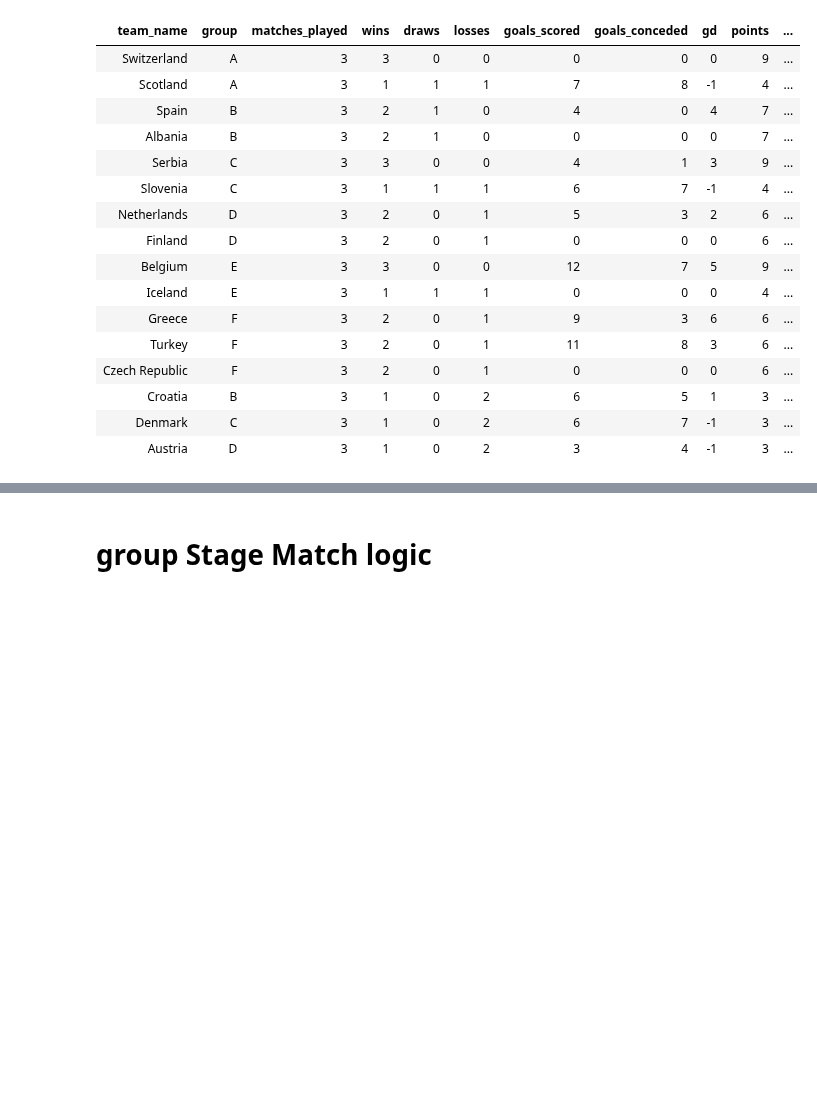
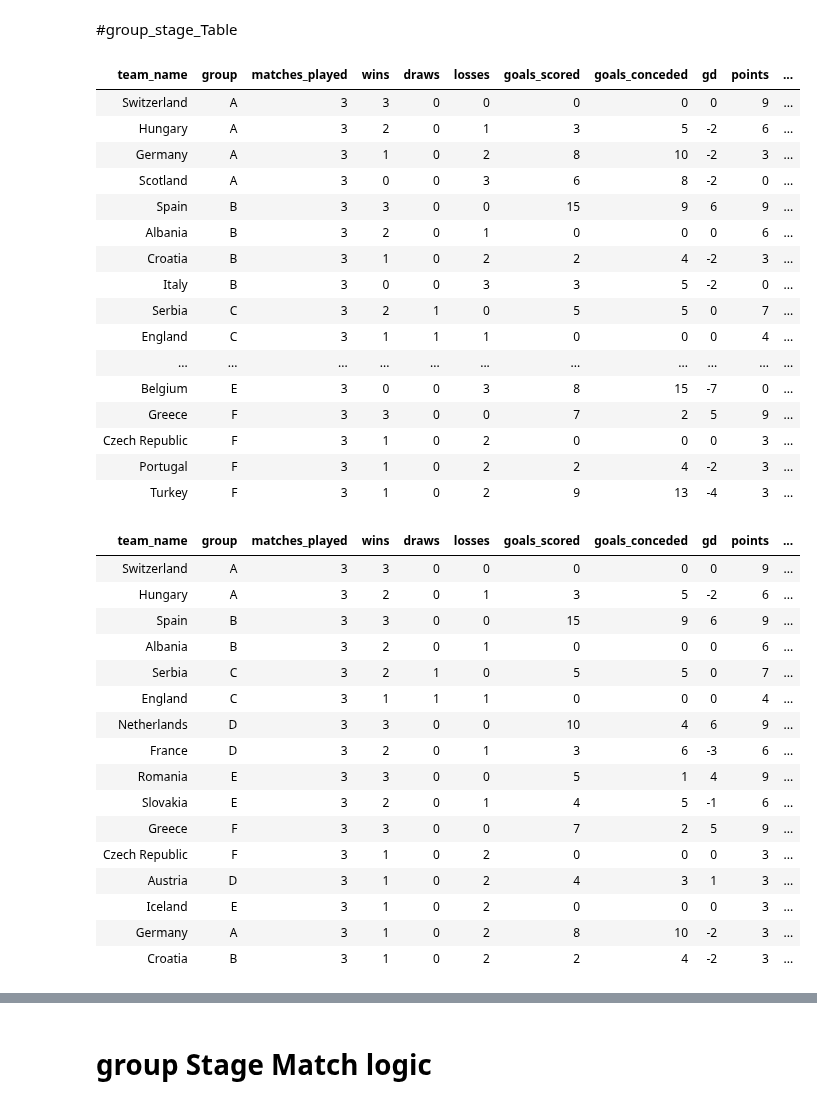
Before and after one commit to cezanekarki/Bootcamp-Tasks, a Jupyter notebook: Project Euro-cup/project Euro 2024 .ipynb, the cells around one changed output, grey strips where cells are left out. Cells and saved outputs as stored; diff of their text form; code cells hidden in the pictures; blank space fills up the shorter version.

```diff
--- a/Project/project Euro 2024 v2.ipynb
+++ b/Project Euro-cup/project Euro 2024 .ipynb
@@ -204,9 +204,32 @@ display(aggregated_df)
+# %% [markdown]
+#group_stage_Table
+# %%
+# Create a window specification to partition by group and order by points descending
+window_spec = Window.partitionBy("group").orderBy(F.col("points").desc(), F.col("gd").desc())
+
+# Add a row number column based on the window specification
+ranked_df = aggregated_df.withColumn("rank", F.row_number().over(window_spec))
+display(ranked_df)
+# %% [output]
+| team_name | group | matches_played | wins | draws | losses | goals_scored | goals_conceded | gd | points | ... |
+| Switzerland | A | 3 | 3 | 0 | 0 | 0 | 0 | 0 | 9 | ... |
+| Hungary | A | 3 | 2 | 0 | 1 | 3 | 5 | -2 | 6 | ... |
+| Germany | A | 3 | 1 | 0 | 2 | 8 | 10 | -2 | 3 | ... |
+| Scotland | A | 3 | 0 | 0 | 3 | 6 | 8 | -2 | 0 | ... |
+| Spain | B | 3 | 3 | 0 | 0 | 15 | 9 | 6 | 9 | ... |
+| Albania | B | 3 | 2 | 0 | 1 | 0 | 0 | 0 | 6 | ... |
+| Croatia | B | 3 | 1 | 0 | 2 | 2 | 4 | -2 | 3 | ... |
+| Italy | B | 3 | 0 | 0 | 3 | 3 | 5 | -2 | 0 | ... |
+| Serbia | C | 3 | 2 | 1 | 0 | 5 | 5 | 0 | 7 | ... |
+| England | C | 3 | 1 | 1 | 1 | 0 | 0 | 0 | 4 | ... |
+| ... | ... | ... | ... | ... | ... | ... | ... | ... | ... | ... |
+| Belgium | E | 3 | 0 | 0 | 3 | 8 | 15 | -7 | 0 | ... |
+| Greece | F | 3 | 3 | 0 | 0 | 7 | 2 | 5 | 9 | ... |
+| Czech Republic | F | 3 | 1 | 0 | 2 | 0 | 0 | 0 | 3 | ... |
+| Portugal | F | 3 | 1 | 0 | 2 | 2 | 4 | -2 | 3 | ... |
+| Turkey | F | 3 | 1 | 0 | 2 | 9 | 13 | -4 | 3 | ... |
 # %%
-# Create a window specification to partition by group and order by points descending
-window_spec = Window.partitionBy("group").orderBy(F.col("points").desc(), F.col("gd").desc())
 
-# Add a row number column based on the window specification
-ranked_df = aggregated_df.withColumn("rank", F.row_number().over(window_spec))
 
 # Filter the ranked DataFrame to select the top 2 teams from each group
 top2_teams_df = ranked_df.filter(F.col("rank") <= 2)
@@ -224,21 +247,21 @@ display(group_stage_selected_teams)
 # %% [output]
 | team_name | group | matches_played | wins | draws | losses | goals_scored | goals_conceded | gd | points | ... |
 | Switzerland | A | 3 | 3 | 0 | 0 | 0 | 0 | 0 | 9 | ... |
-| Scotland | A | 3 | 1 | 1 | 1 | 7 | 8 | -1 | 4 | ... |
-| Spain | B | 3 | 2 | 1 | 0 | 4 | 0 | 4 | 7 | ... |
-| Albania | B | 3 | 2 | 1 | 0 | 0 | 0 | 0 | 7 | ... |
-| Serbia | C | 3 | 3 | 0 | 0 | 4 | 1 | 3 | 9 | ... |
-| Slovenia | C | 3 | 1 | 1 | 1 | 6 | 7 | -1 | 4 | ... |
-| Netherlands | D | 3 | 2 | 0 | 1 | 5 | 3 | 2 | 6 | ... |
-| Finland | D | 3 | 2 | 0 | 1 | 0 | 0 | 0 | 6 | ... |
-| Belgium | E | 3 | 3 | 0 | 0 | 12 | 7 | 5 | 9 | ... |
-| Iceland | E | 3 | 1 | 1 | 1 | 0 | 0 | 0 | 4 | ... |
-| Greece | F | 3 | 2 | 0 | 1 | 9 | 3 | 6 | 6 | ... |
-| Turkey | F | 3 | 2 | 0 | 1 | 11 | 8 | 3 | 6 | ... |
-| Czech Republic | F | 3 | 2 | 0 | 1 | 0 | 0 | 0 | 6 | ... |
-| Croatia | B | 3 | 1 | 0 | 2 | 6 | 5 | 1 | 3 | ... |
-| Denmark | C | 3 | 1 | 0 | 2 | 6 | 7 | -1 | 3 | ... |
-| Austria | D | 3 | 1 | 0 | 2 | 3 | 4 | -1 | 3 | ... |
+| Hungary | A | 3 | 2 | 0 | 1 | 3 | 5 | -2 | 6 | ... |
+| Spain | B | 3 | 3 | 0 | 0 | 15 | 9 | 6 | 9 | ... |
+| Albania | B | 3 | 2 | 0 | 1 | 0 | 0 | 0 | 6 | ... |
+| Serbia | C | 3 | 2 | 1 | 0 | 5 | 5 | 0 | 7 | ... |
+| England | C | 3 | 1 | 1 | 1 | 0 | 0 | 0 | 4 | ... |
+| Netherlands | D | 3 | 3 | 0 | 0 | 10 | 4 | 6 | 9 | ... |
+| France | D | 3 | 2 | 0 | 1 | 3 | 6 | -3 | 6 | ... |
+| Romania | E | 3 | 3 | 0 | 0 | 5 | 1 | 4 | 9 | ... |
+| Slovakia | E | 3 | 2 | 0 | 1 | 4 | 5 | -1 | 6 | ... |
+| Greece | F | 3 | 3 | 0 | 0 | 7 | 2 | 5 | 9 | ... |
+| Czech Republic | F | 3 | 1 | 0 | 2 | 0 | 0 | 0 | 3 | ... |
+| Austria | D | 3 | 1 | 0 | 2 | 4 | 3 | 1 | 3 | ... |
+| Iceland | E | 3 | 1 | 0 | 2 | 0 | 0 | 0 | 3 | ... |
+| Germany | A | 3 | 1 | 0 | 2 | 8 | 10 | -2 | 3 | ... |
+| Croatia | B | 3 | 1 | 0 | 2 | 2 | 4 | -2 | 3 | ... |
 # %%
 group_stage_selected_teams = group_stage_selected_teams.withColumn("Group_no", F.concat(col("rank"),col("group")))
 group_stage_selected_teams = group_stage_selected_teams.select("team_name","group","Group_no","matches_played","wins","draws","losses","goals_scored","goals_conceded","gd","points","rank")
```
Also changed, not shown: parts of 12 cells of this notebook, 2 other files.
